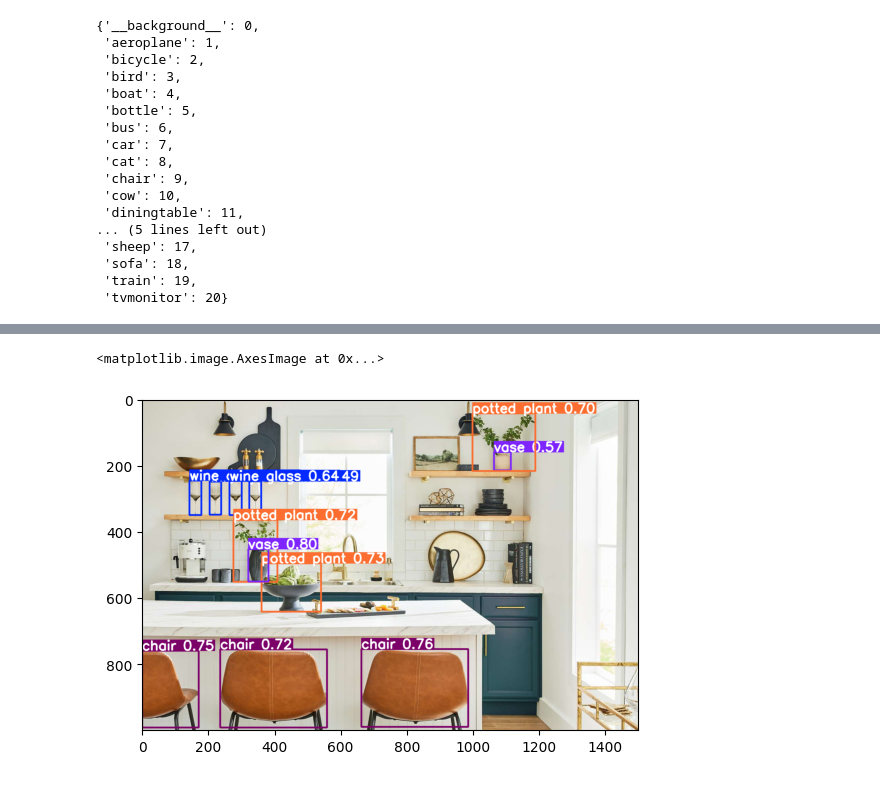
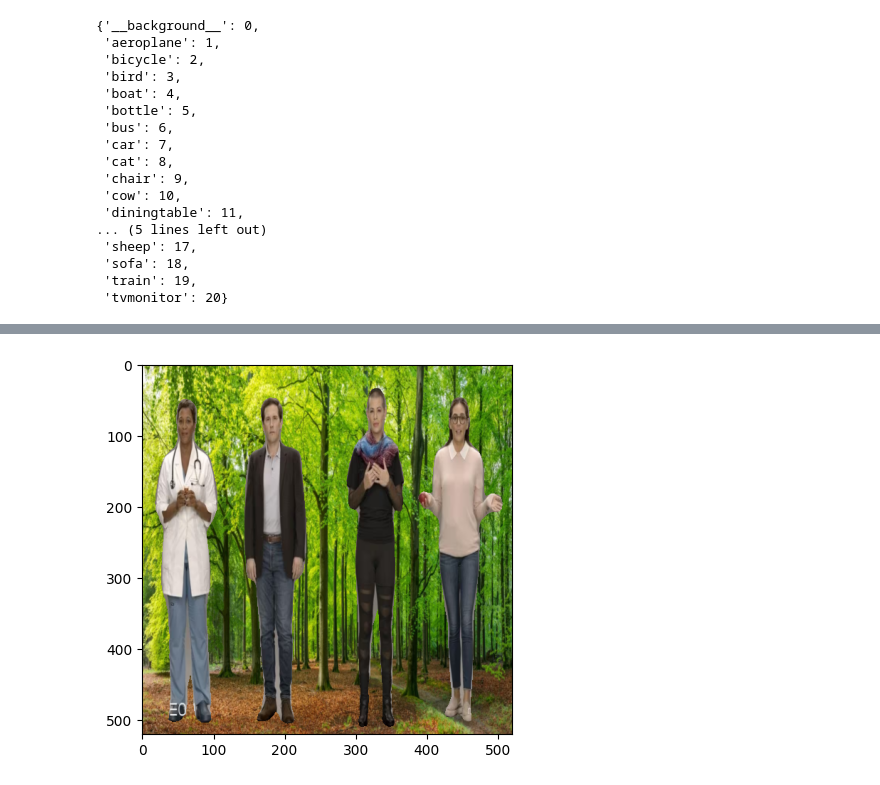
Before and after one commit to YuriiKlim/AI, a Jupyter notebook: Segmentation.ipynb, the cells around one changed output, grey strips where cells are left out. Cells and saved outputs as stored; diff of their text form; code cells hidden in the pictures.

```diff
--- a/Segmentation.ipynb
+++ b/Segmentation.ipynb
@@ -136,5 +88,17 @@ img_with_detection = result.plot(filename='result.png',
-# %%
-plt.imshow(img_with_detection[:, :, ::-1])
-# %% [output]
-<matplotlib.image.AxesImage at 0x...>
-[figure, removed]
+# %%
+import matplotlib.pyplot as plt
+import numpy as np
+
+forest = read_image("C:/Users/klimk/Pictures/forest.jpg")
+forest = transforms.Resize((520, 520))(forest).float()
+
+masked_img = img.clone().float()
+
+masked_img[:, ~person_mask] = forest[:, ~person_mask]
+
+masked_img = draw_segmentation_masks(masked_img.to(torch.uint8), cat_mask, alpha=0)
+
+plt.imshow(masked_img.permute(1, 2, 0).numpy().astype(np.uint8))
+plt.show()
+# %% [output]
+[figure, added]
```
Also changed, not shown: parts of 18 cells of this notebook.
